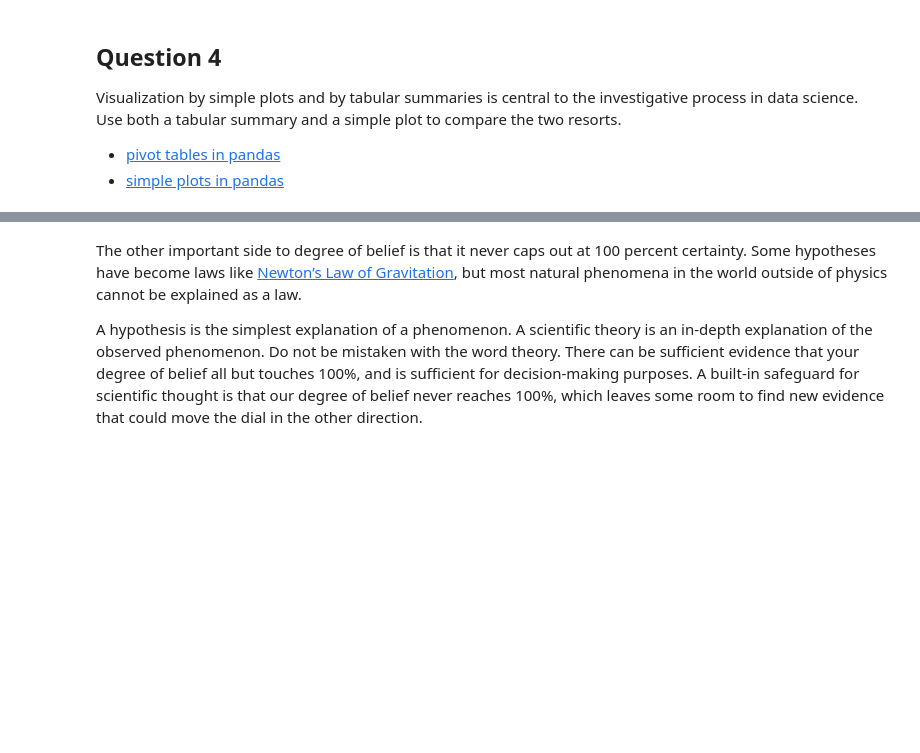
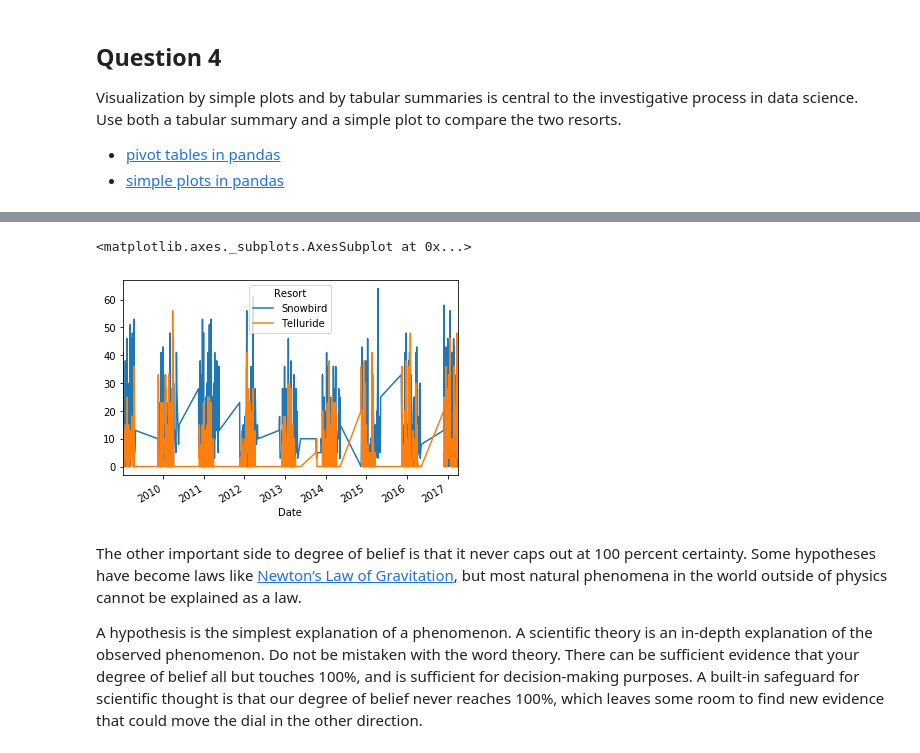
Before and after one commit to nhendersonk12/Day-1-Galvanize, a Jupyter notebook: assignment/assignment-process-models.ipynb, the cells around one changed output, grey strips where cells are left out. Cells and saved outputs as stored; diff of their text form; code cells hidden in the pictures; blank space fills up the shorter version.

```diff
--- a/assignment/assignment-process-models.ipynb
+++ b/assignment/assignment-process-models.ipynb
@@ -45,0 +60,6 @@ For visualization, hypothesis testing and many types of modeling efforts it is o
+# %%
+## your code here
+telluride["Resort"] = "Telluride"
+snowbird["Resort"] = "Snowbird"
+resorts = telluride.append(snowbird)
+resorts.head()
@@ -54,0 +80,14 @@ Visualization by simple plots and by tabular summaries is central to the investi
+# %%
+## your code here
+def left(s):
+    return s[:len(s)-3]
+
+resorts["24 hr New Snow"] = pd.to_numeric(resorts["24 hr New Snow"].apply(left))
+resorts["Season Snowfall Total"] = pd.to_numeric(resorts["Season Snowfall Total"].apply(left))
+resorts["Base Depth"] = pd.to_numeric(resorts["Base Depth"].apply(left))
+
+resorts["Date"] = pd.to_datetime(resorts["Date"])
+# %%
+pivot = resorts.pivot(index='Date', columns='Resort', values='24 hr New Snow').fillna(0)
+
+pivot.describe()
@@ -55,3 +104,8 @@ Visualization by simple plots and by tabular summaries is central to the investi
+# %%
+pivot.plot()
+# %% [output]
+<matplotlib.axes._subplots.AxesSubplot at 0x...>
+[figure, added]
 # %% [markdown]
 The other important side to degree of belief is that it never caps out at 100 percent certainty. Some hypotheses have become laws like [Newton’s Law of Gravitation](https://en.wikipedia.org/wiki/Newton%27s_law_of_universal_gravitation), but most natural phenomena in the world outside of physics cannot be explained as a law.
 
```
Also changed, not shown: parts of 12 cells of this notebook.
